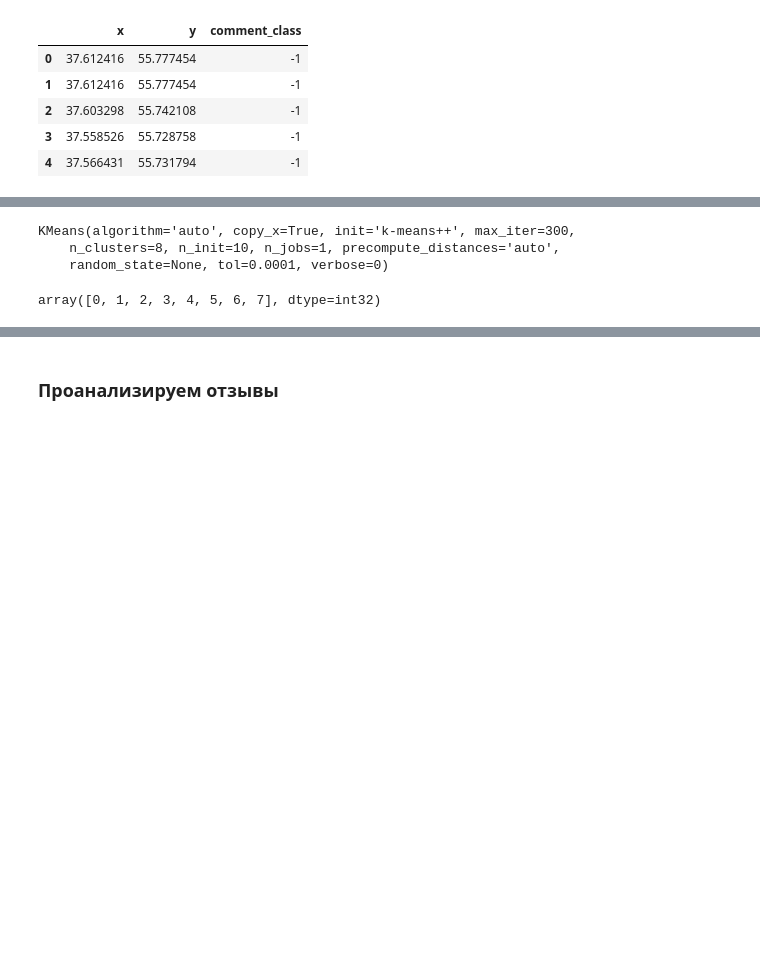
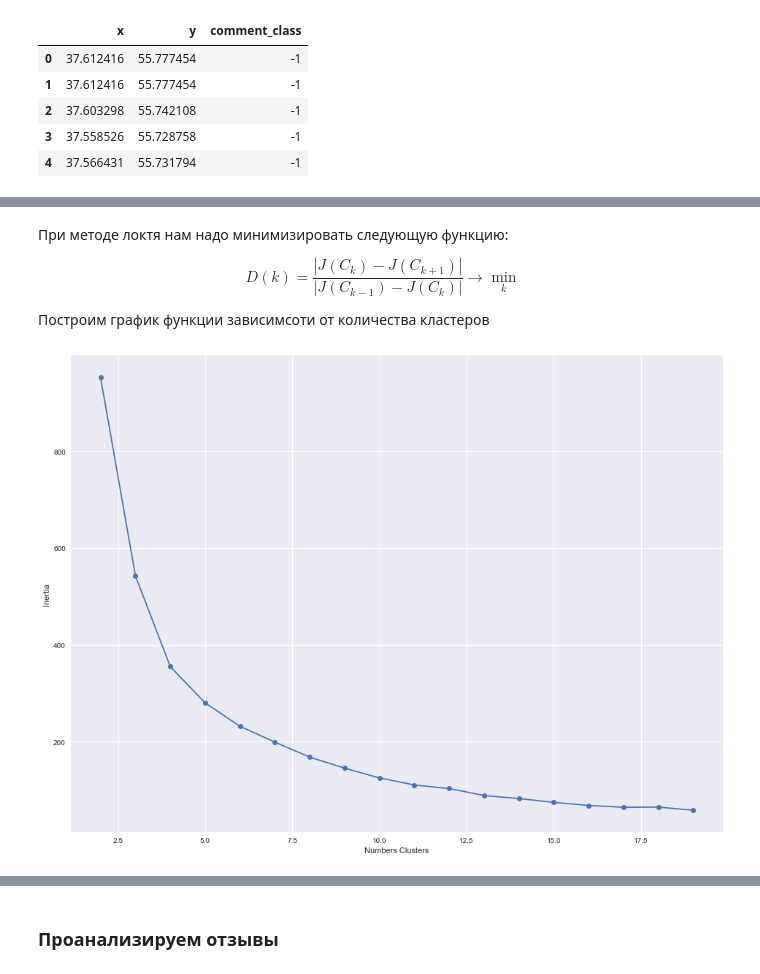
Before and after one commit to MaxVoloskiy/test, a Jupyter notebook: homework clustering.ipynb, the cells around one changed output, grey strips where cells are left out. Drawn from its saved outputs; the diff is of its cells as text; code cells hidden in the pictures; blank space fills up the shorter version.

```diff
--- a/homework clustering.ipynb
+++ b/homework clustering.ipynb
@@ -30,3 +32,5 @@ import matplotlib.pyplot as plt
+# %%
+sns.set()
 # %%
 geo_comment = pd.read_excel('geo_comment.xlsx')
 geo = pd.read_excel('geo.xlsx')
@@ -74,6 +64,0 @@ clf = KMeans()
-# %%
-clf.fit(X)
-# %% [output]
-KMeans(algorithm='auto', copy_x=True, init='k-means++', max_iter=300,
-    n_clusters=8, n_init=10, n_jobs=1, precompute_distances='auto',
-    random_state=None, tol=0.0001, verbose=0)
@@ -82,4 +65,27 @@ geo['cluster'] = clf.labels_
-# %%
-np.unique(geo['cluster'])
-# %% [output]
-array([0, 1, 2, 3, 4, 5, 6, 7], dtype=int32)
+# %%
+def define_amount_clusters(X, start=1, stop=10):
+    distortions = []
+    if start < 1 or type(start) != int or type(stop) != int:
+        raise "Incorrect start or/and stop"
+    for i in range(start, stop):
+        km = KMeans(n_clusters=i, random_state=0)
+        km.fit(X)
+        distortions.append(km.inertia_)
+    return distortions
+# %%
+distortions = define_amount_clusters(X, 2, 20)
+# %% [markdown]
+При методе локтя нам надо минимизировать следующую функцию:
+
+$$D(k) = \frac{|J(C_k) - J(C_{k+1})|}{|J(C_{k-1}) - J(C_k)|} \rightarrow \min\limits_k$$
+
+Построим график функции зависимсоти от количества кластеров
+# %%
+def plot_inertia(distortions, start=2, stop=20):
+    plt.figure(figsize=(16, 12))
+    plt.plot(range(start, stop), distortions, marker='o')
+    plt.xlabel('Numbers Clusters')
+    plt.ylabel('Inertia');
+plot_inertia(distortions)
+# %% [output]
+[figure, added]
```
Also changed, not shown: parts of 48 cells of this notebook, 4 other files.
